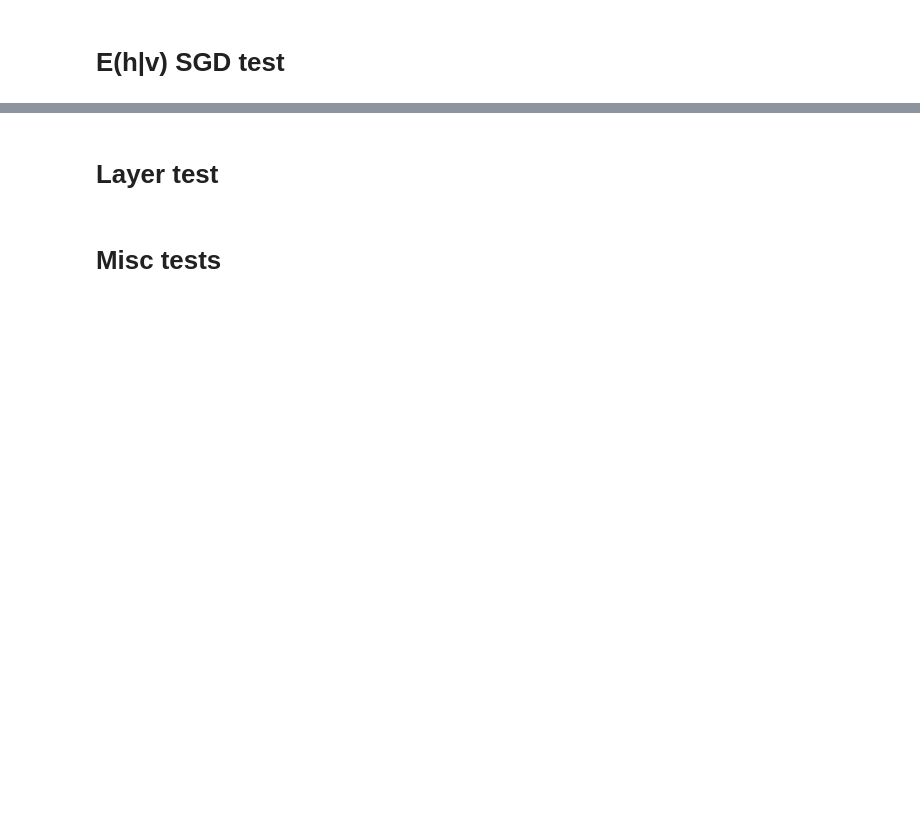
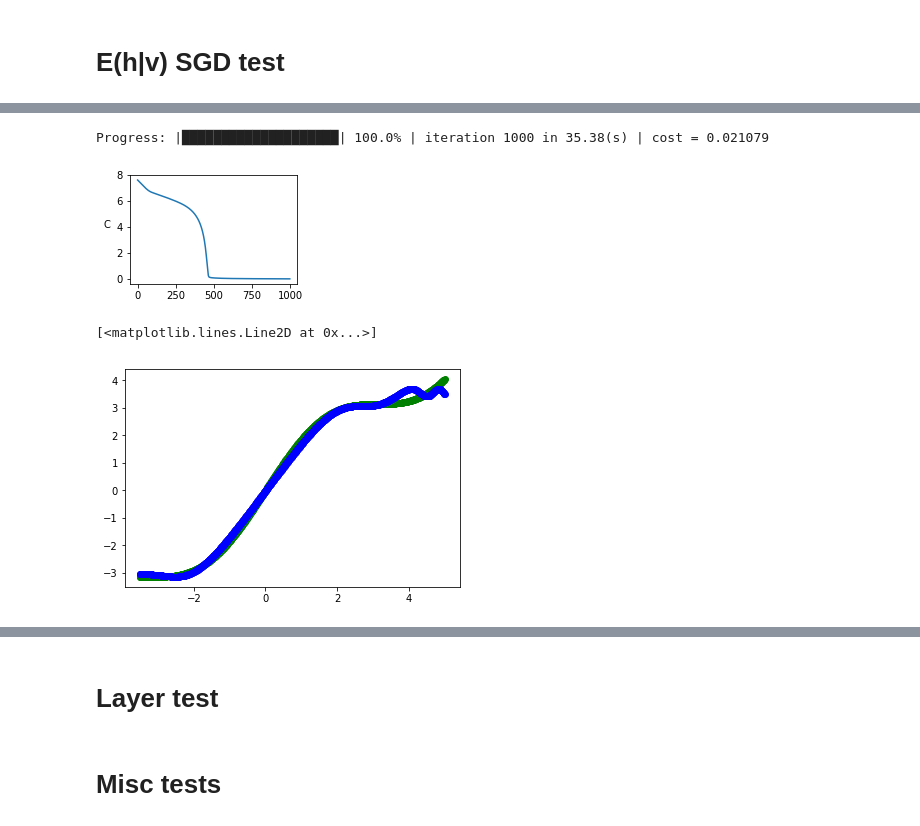
Before and after one commit to RiemannAI/theta, a Jupyter notebook: examples/test_layers.ipynb, the cells around one changed output, grey strips where cells are left out. Cells and saved outputs as stored; diff of their text form; code cells hidden in the pictures; blank space fills up the shorter version.

```diff
--- a/examples/test_layers.ipynb
+++ b/examples/test_layers.ipynb
@@ -164,0 +125,15 @@ Time: 31 s
+# %%
+def func(x):
+    return np.sin(x)+x
+
+X = np.linspace(-3.5, 5, 998)
+X = X.reshape((1,X.shape[0]))
+
+Y = func(X[:,None]).reshape((1,X.shape[1]))
+
+M = mdl.Model()
+
+M.add(layers.DiagExpectationUnitLayer(1,3, phase=1j, Q_init=uniform(2,3+1e-5)))
+M.add(layers.DiagExpectationUnitLayer(3,1, phase=1j, Q_init=uniform(2,3+1e-5)))
+
+#M.add(layers.DiagExpectationUnitLayer(3,1, phase=1))
@@ -164,0 +162,12 @@ Time: 31 s
+# %%
+minim = minimizer.SGD()
+
+minim.train(mse(), M, X, Y, lr=0.01,maxiter=1000)
+
+plt.plot(X.flatten(), Y.flatten(),"og-", label='fit')
+plt.plot(X.flatten(), np.real(M.predict(X)).flatten(),"ob-", label='fit')
+# %% [output]
+Progress: |████████████████████| 100.0% | iteration 1000 in 35.38(s) | cost = 0.021079
+[figure, added]
+[<matplotlib.lines.Line2D at 0x...>]
+[figure, added]
```
Also changed, not shown: parts of 18 cells of this notebook, 2 other files.
